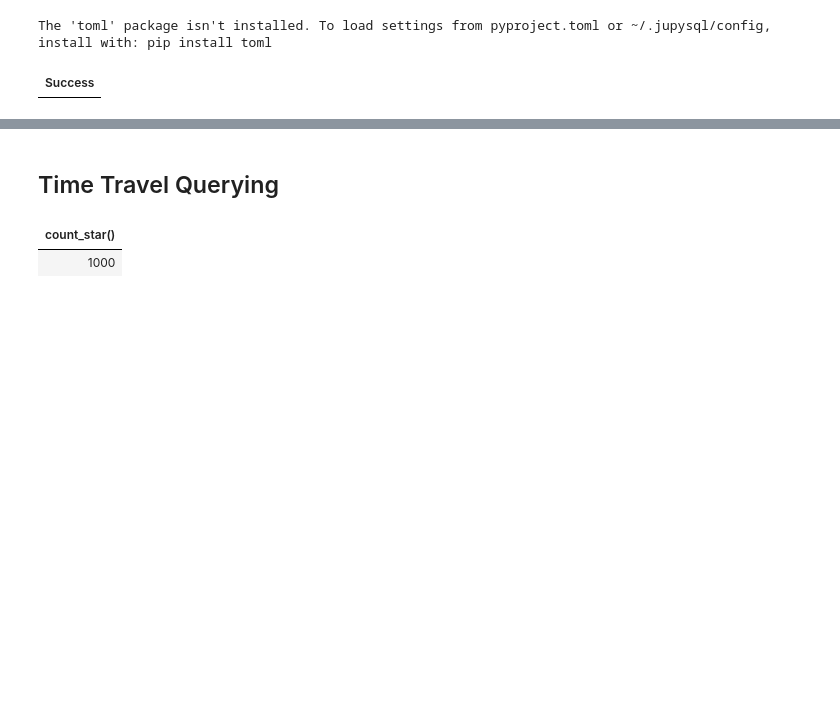
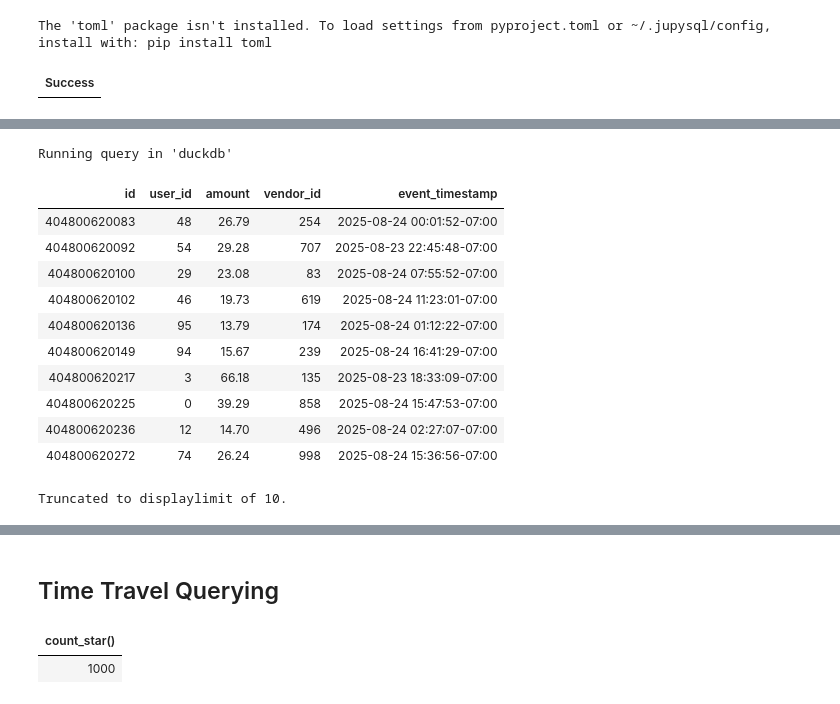
Before and after one commit to enerrio/feature-store-iceberg, a Jupyter notebook: notebooks/explore_data.ipynb, the cells around one changed output, grey strips where cells are left out. Saved outputs shown, nothing was run; the diff lists cells and outputs as text; code cells hidden in the pictures; blank space fills up the shorter version.

```diff
--- a/notebooks/explore_data.ipynb
+++ b/notebooks/explore_data.ipynb
@@ -46,3 +45,25 @@ LIMIT 5
+# %%
+%%sql
+# Uses the `dt` partition under the hood
+SELECT
+    *
+FROM icecat.default.raw_events
+WHERE
+    event_timestamp BETWEEN '2025-08-15' AND '2025-09-10'
+# %% [output]
+Running query in 'duckdb'
+| id | user_id | amount | vendor_id | event_timestamp |
+| 404800620083 | 48 | 26.79 | 254 | 2025-08-24 00:01:52-07:00 |
+| 404800620092 | 54 | 29.28 | 707 | 2025-08-23 22:45:48-07:00 |
+| 404800620100 | 29 | 23.08 | 83 | 2025-08-24 07:55:52-07:00 |
+| 404800620102 | 46 | 19.73 | 619 | 2025-08-24 11:23:01-07:00 |
+| 404800620136 | 95 | 13.79 | 174 | 2025-08-24 01:12:22-07:00 |
+| 404800620149 | 94 | 15.67 | 239 | 2025-08-24 16:41:29-07:00 |
+| 404800620217 | 3 | 66.18 | 135 | 2025-08-23 18:33:09-07:00 |
+| 404800620225 | 0 | 39.29 | 858 | 2025-08-24 15:47:53-07:00 |
+| 404800620236 | 12 | 14.70 | 496 | 2025-08-24 02:27:07-07:00 |
+| 404800620272 | 74 | 26.24 | 998 | 2025-08-24 15:36:56-07:00 |
+Truncated to displaylimit of 10.
 # %%
 %%sql
 SELECT * FROM iceberg_snapshots('icecat.default.raw_events');
```
Also changed, not shown: parts of 10 cells of this notebook.
